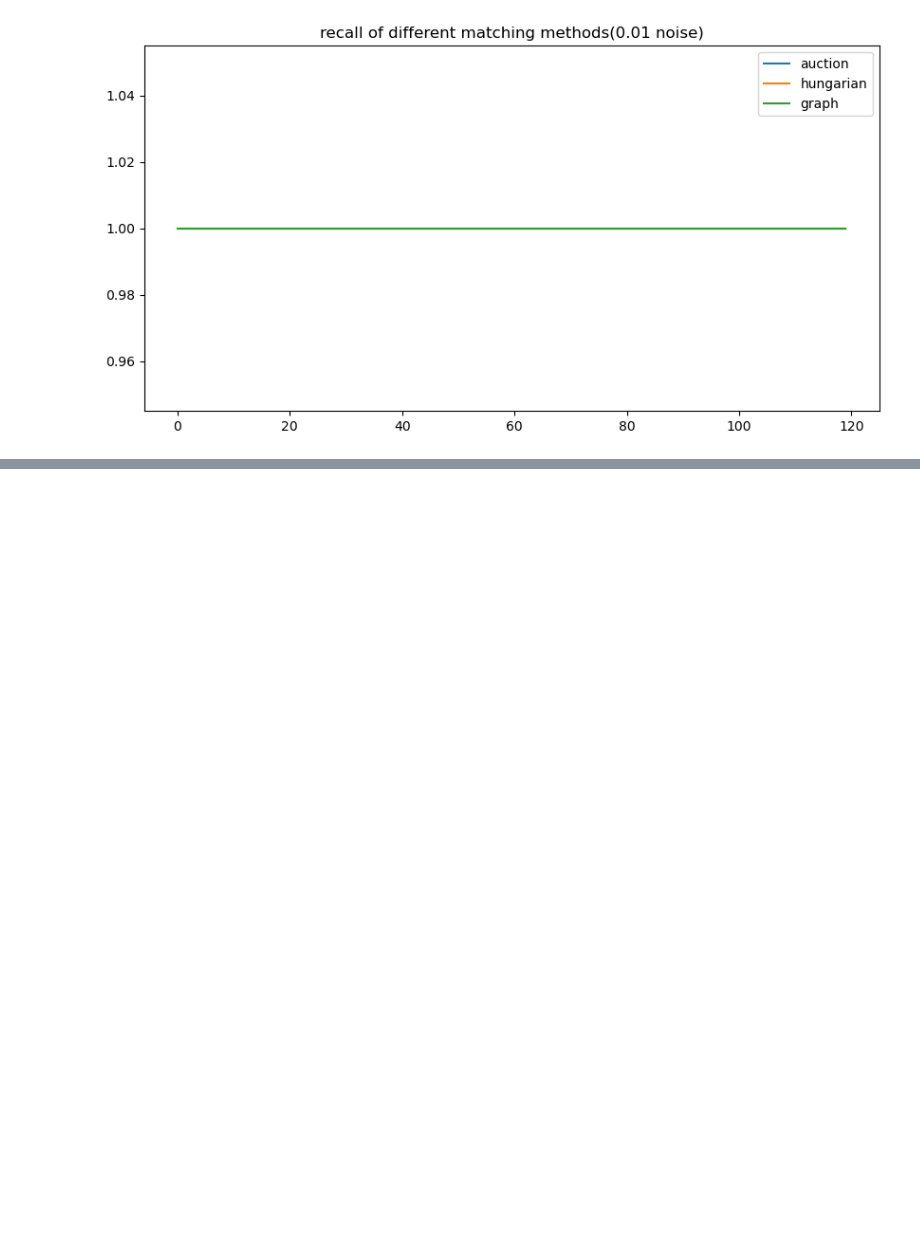
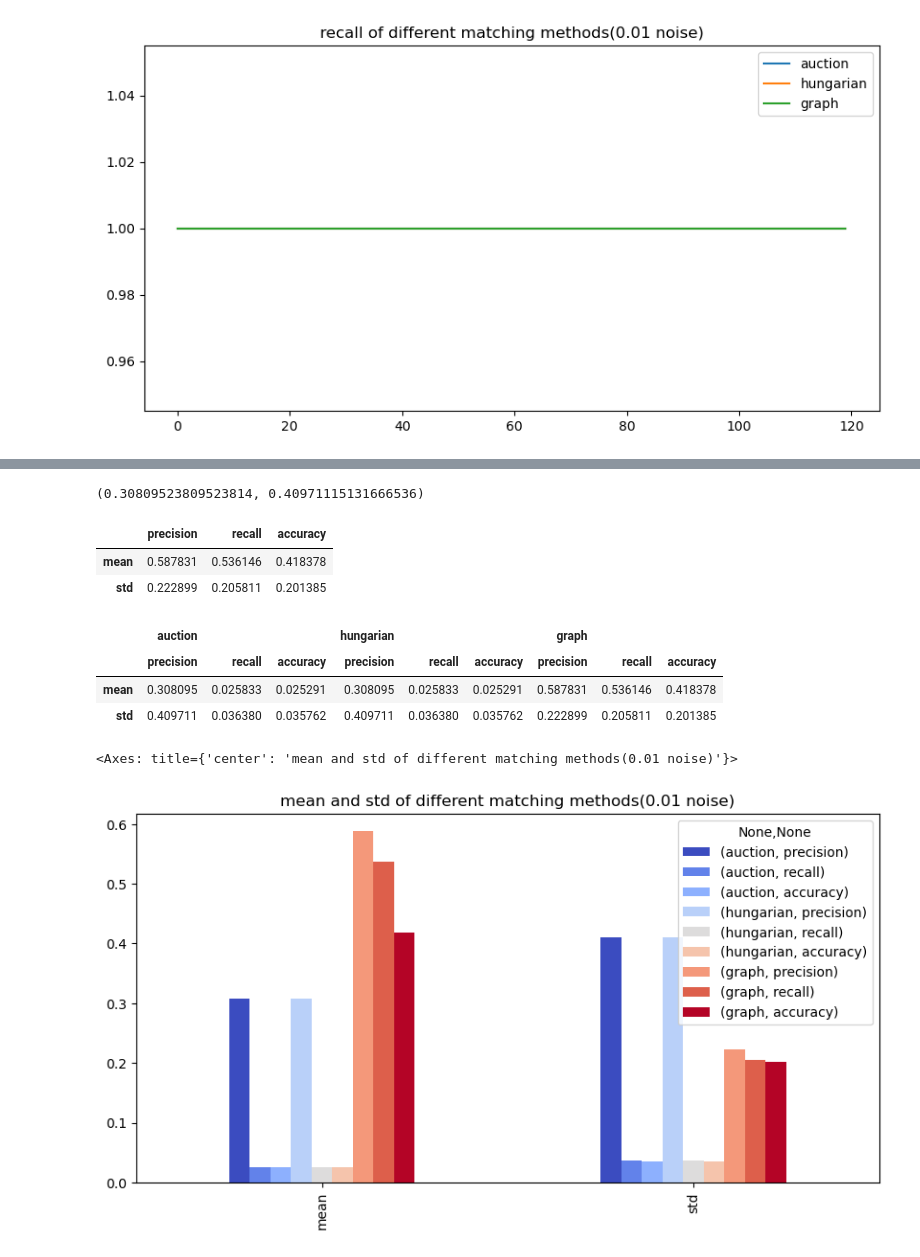
Before and after one commit to Paradox315/late_fusion_simulator, a Jupyter notebook: notebooks/result_analysis.ipynb, the cells around one changed output, grey strips where cells are left out. Drawn from its saved outputs; the diff is of its cells as text; code cells hidden in the pictures; blank space fills up the shorter version.

```diff
--- a/notebooks/result_analysis.ipynb
+++ b/notebooks/result_analysis.ipynb
@@ -85,0 +68,48 @@ plot_metric('accuracy','accuracy of different matching methods(3m noise)')
+# %%
+def extract_mean_and_std(result:Dict,metric:str):
+    assert metric in ['accuracy','precision','recall']
+    metrics=[]
+    for _,ego_preds in result.items():
+        for _,preds in ego_preds.items():
+            metrics.append([pred[metric] for pred in preds])
+    return np.mean(metrics),np.std(metrics)
+print(extract_mean_and_std(auction_result,'precision'))
+# %% [output]
+(0.30809523809523814, 0.40971115131666536)
+# %%
+auction_dict={
+  'precision':extract_mean_and_std(auction_result,'precision'),
+  'recall':extract_mean_and_std(auction_result,'recall'),
+  'accuracy':extract_mean_and_std(auction_result,'accuracy')
+}
+hungarin_dict={
+  'precision':extract_mean_and_std(hungarin_result,'precision'),
+  'recall':extract_mean_and_std(hungarin_result,'recall'),
+  'accuracy':extract_mean_and_std(hungarin_result,'accuracy')
+}
+graph_dict={
+  'precision':extract_mean_and_std(graph_result,'precision'),
+  'recall':extract_mean_and_std(graph_result,'recall'),
+  'accuracy':extract_mean_and_std(graph_result,'accuracy')
+}
+auction_df=pd.DataFrame(auction_dict,index=['mean','std'])
+hungarin_df=pd.DataFrame(hungarin_dict,index=['mean','std'])
+graph_df=pd.DataFrame(graph_dict,index=['mean','std'])
+graph_df
+# %% [output]
+|  | precision | recall | accuracy |
+| mean | 0.587831 | 0.536146 | 0.418378 |
+| std | 0.222899 | 0.205811 | 0.201385 |
+# %%
+df=pd.concat([auction_df,hungarin_df,graph_df],axis=1,keys=['auction','hungarian','graph'])
+df
+# %% [output]
+|  | auction |  |  | hungarian |  |  | graph |  |  |
+|  | precision | recall | accuracy | precision | recall | accuracy | precision | recall | accuracy |
+| mean | 0.308095 | 0.025833 | 0.025291 | 0.308095 | 0.025833 | 0.025291 | 0.587831 | 0.536146 | 0.418378 |
+| std | 0.409711 | 0.036380 | 0.035762 | 0.409711 | 0.036380 | 0.035762 | 0.222899 | 0.205811 | 0.201385 |
+# %%
+df.plot(kind='bar',figsize=(10,5),title='mean and std of different matching methods(0.01 noise)',colormap='coolwarm')
+# %% [output]
+<Axes: title={'center': 'mean and std of different matching methods(0.01 noise)'}>
+[figure, added]
```
Also changed, not shown: parts of 6 cells of this notebook, 12 other files.
